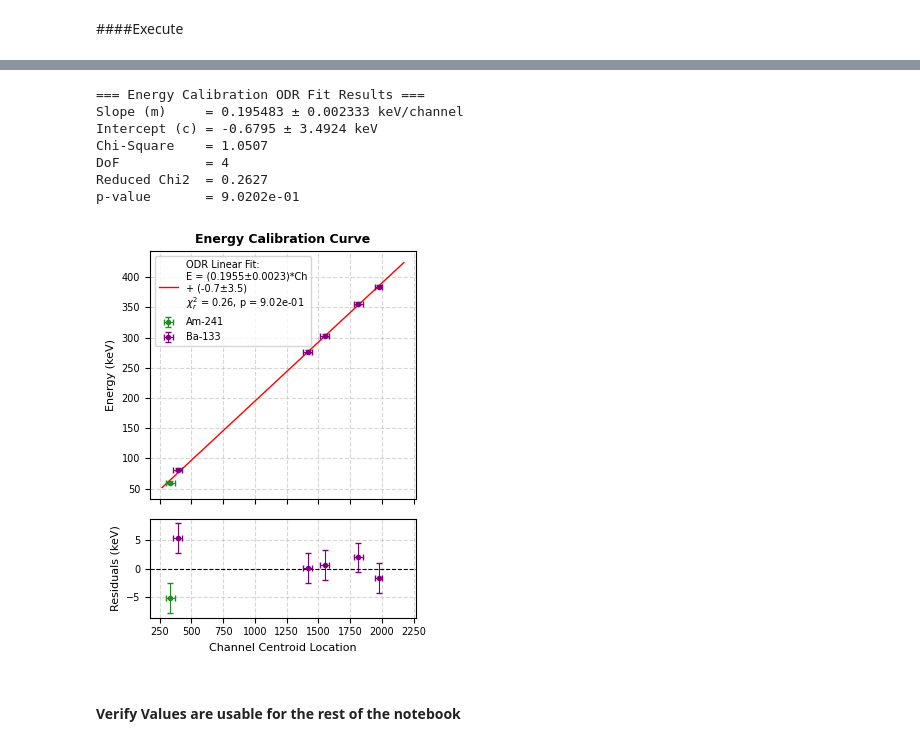
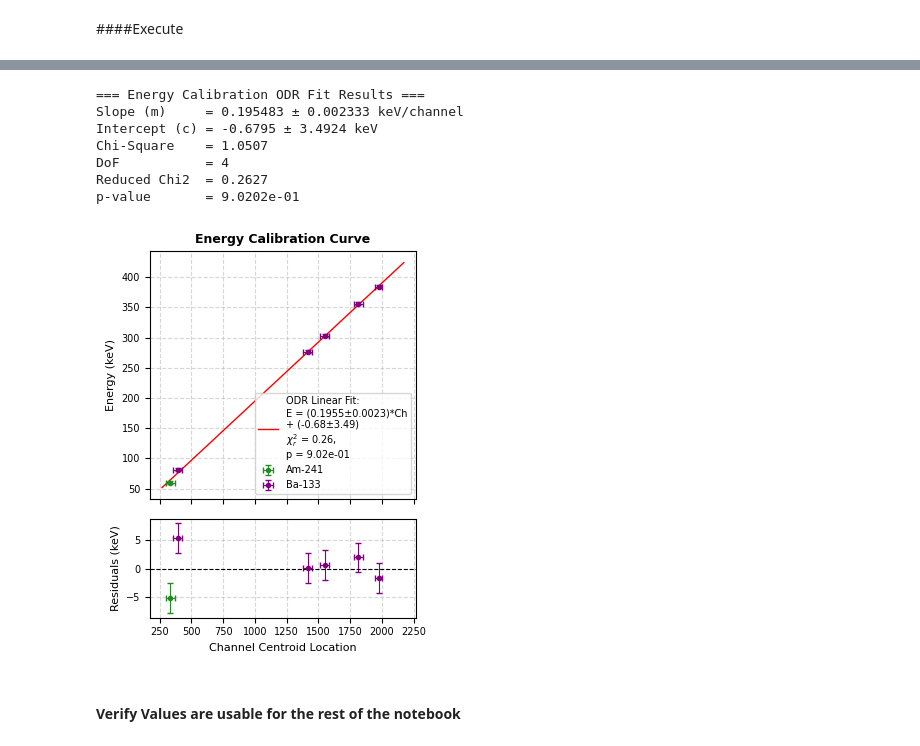
Before and after one commit to BoogyWinterfell/neutrino-mass-lab, a Jupyter notebook: Neutrino_Mass_Workspace_Amir_and_Ben.ipynb, the cells around one changed output, grey strips where cells are left out. Drawn from its saved outputs; the diff is of its cells as text; code cells hidden in the pictures.

```diff
--- a/Neutrino_Mass_Workspace_Amir_and_Ben.ipynb
+++ b/Neutrino_Mass_Workspace_Amir_and_Ben.ipynb
@@ -535,6 +570,14 @@ def fit_gaussian_exp_odr(file_name, label, color, ranges, plot=True):
             fit_sigma = abs(fit_sigma)
             sigma_err = output.sd_beta[2]
 
+            # Calculate fit quality metrics
+            y_fit_sub = gaussian_exp(output.beta, x_sub, start)
+            residuals = y_sub - y_fit_sub
+            chi_square = np.sum((residuals / y_err) ** 2)
+            dof = len(x_sub) - len(output.beta)
+            reduced_chi_square = chi_square / dof if dof > 0 else np.nan
+            p_value = chi2.sf(chi_square, dof) if dof > 0 else np.nan
+
             peak_y = gaussian_exp(output.beta, fit_mean, start)
             err_x = channel_err
             err_y = 0.03 * peak_y
@@ -550,6 +593,10 @@ def fit_gaussian_exp_odr(file_name, label, color, ranges, plot=True):
                 f"  Peak {i+1}: Mean = {fit_mean:.2f} ± {err_x:.4f}, "
                 f"Total Amplitude = {peak_y:.2f} ± {err_y:.2f}, "
                 f"Sigma = {fit_sigma:.2f} ± {sigma_err:.2f}"
+            )
+            print(
+                f"          Chi-Sq = {chi_square:.2f}, DoF = {dof}, "
+                f"Reduced Chi-Sq = {reduced_chi_square:.2f}, p-value = {p_value:.4e}"
             )
 
             if plot:
@@ -579,7 +626,6 @@ def fit_gaussian_exp_odr(file_name, label, color, ranges, plot=True):
                   extra_y -= 2000
                   alt_ha = "left"
                 plt.text(
-                    # fit_mean+300, # More text patches :)
                     fit_mean,
                     peak_y + y_offset + extra_y,
                     f"{fit_mean:.1f}",
@@ -598,10 +644,10 @@ def fit_gaussian_exp_odr(file_name, label, color, ranges, plot=True):
         plt.xlabel("Channel", fontsize=8)
         plt.ylabel("Counts", fontsize=8)
         plt.grid(True, linestyle="--", alpha=0.5, linewidth=0.5)
-        plt.legend(fontsize=7, loc='upper right')
+        plt.legend(fontsize=6, loc='upper right')
         plt.yscale('log')
         plt.tick_params(axis='both', which='major', labelsize=7)
-        plt.tight_layout(pad=1.2) # Extra vertical padding prevents overlap
+        plt.tight_layout(pad=1.2)
         plt.show()
 
     return (
@@ -710,8 +762,7 @@ ba_energies = np.array(spectra["Ba"])
 
 num_ba_peaks = len(ba_x)
 y_energies = np.array([am_energies[0][0]] + list(ba_energies[:num_ba_peaks, 0]))
-# y_errors = np.array([am_energies[0][1]] + list(ba_energies[:num_ba_peaks, 1]))
-
+# Set resolution error to all points
 y_errors = np.array([9/np.sqrt(12)]*len([am_energies[0][1]] + list(ba_energies[:num_ba_peaks, 1])))
 
 # 2. Define linear model: Energy = m * Channel + c
@@ -757,36 +808,40 @@ ax1.errorbar(x_centroids[0], y_energies[0], xerr=x_errors[0], yerr=y_errors[0],
 ax1.errorbar(x_centroids[1:], y_energies[1:], xerr=x_errors[1:], yerr=y_errors[1:], fmt='o', color='purple', label='Ba-133', capsize=2, markersize=3, elinewidth=0.8, zorder=5)
 
 x_fit = np.linspace(min(x_centroids)*0.8, max(x_centroids)*1.1, 200)
 y_fit = m * x_fit + c
-legend_label = f'ODR Linear Fit:\nE = ({m:.4f}±{m_err:.4f})*Ch\n+ ({c:.1f}±{c_err:.1f})\n$\chi^2_r$ = {reduced_chi_square:.2f}, p = {p_value:.2e}'
+legend_label = rf"""ODR Linear Fit:
+E = ({m:.4f}±{m_err:.4f})*Ch
++ ({c:.2f}±{c_err:.2f})
+$\chi^2_r$ = {reduced_chi_square:.2f},
+p = {p_value:.2e}"""
 ax1.plot(x_fit, y_fit, color='red', linewidth=1, label=legend_label)
 ax1.set_title("Energy Calibration Curve", fontsize=9, fontweight='bold')
 ax1.set_ylabel("Energy (keV)", fontsize=8)
-ax1.legend(fontsize=7, loc='upper left')
+ax1.legend(fontsize=7, loc='lower right')
 ax1.grid(True, linestyle="--", alpha=0.5)
 ax1.tick_params(axis='both', which='major', labelsize=7)
 
 # Residual Plot with different colors for each element
 ax2.errorbar(x_centroids[0], residuals[0], xerr=x_errors[0], yerr=y_errors[0], fmt='o', color='forestgreen', capsize=2, markersize=3, elinewidth=0.8)
 ax2.errorbar(x_centroids[1:], residuals[1:], xerr=x_errors[1:], yerr=y_errors[1:], fmt='o', color='purple', capsize=2, markersize=3, elinewidth=0.8)
 
 ax2.axhline(0, color='black', linestyle='--', linewidth=0.8)
 ax2.set_xlabel("Channel Centroid Location", fontsize=8)
 ax2.set_ylabel("Residuals (keV)", fontsize=8)
 ax2.grid(True, linestyle="--", alpha=0.5)
 ax2.tick_params(axis='both', which='major', labelsize=7)
 
 plt.tight_layout()
 plt.show()
 # %% [output]
 === Energy Calibration ODR Fit Results ===
 Slope (m)     = 0.195483 ± 0.002333 keV/channel
 Intercept (c) = -0.6795 ± 3.4924 keV
 Chi-Square    = 1.0507
 DoF           = 4
 Reduced Chi2  = 0.2627
 p-value       = 9.0202e-01
-[figure, old version]
+[figure, new version]
 # %% [markdown]
 #### Verify Values are usable for the rest of the notebook
 # %%
```
Also changed, not shown: parts of 3 cells of this notebook.
